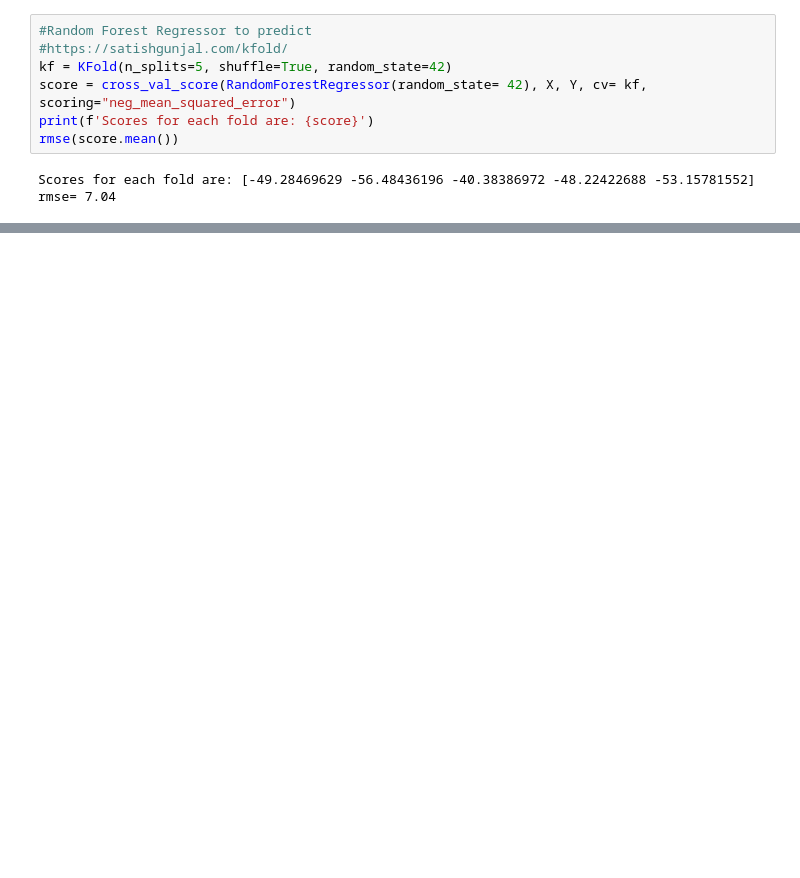
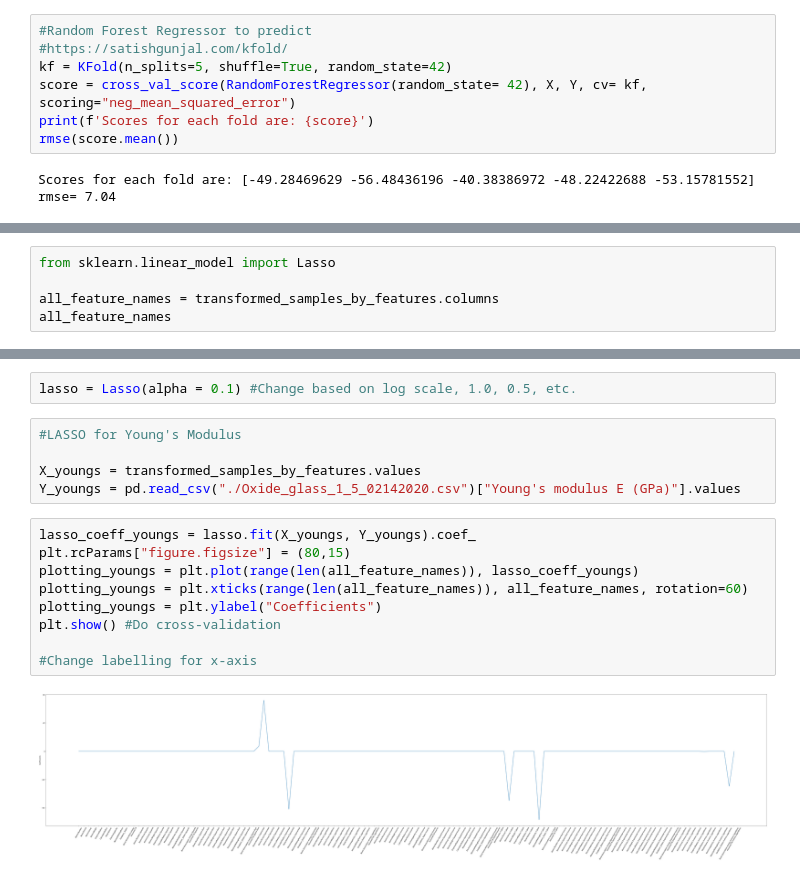
Before and after one commit to zachang890/ML_Research---Glass, a Jupyter notebook: feature_selection_atomic.ipynb, the cells around one changed output, grey strips where cells are left out. Drawn from its saved outputs; the diff is of its cells as text; blank space fills up the shorter version.

```diff
--- a/feature_selection_atomic.ipynb
+++ b/feature_selection_atomic.ipynb
@@ -588,0 +577,5 @@ pred_shear_modulus.head()
+# %%
+from sklearn.linear_model import Lasso
+
+all_feature_names = transformed_samples_by_features.columns
+all_feature_names
@@ -588,0 +597,18 @@ pred_shear_modulus.head()
+# %%
+lasso = Lasso(alpha = 0.1) #Change based on log scale, 1.0, 0.5, etc.
+# %%
+#LASSO for Young's Modulus
+
+X_youngs = transformed_samples_by_features.values
+Y_youngs = pd.read_csv("./Oxide_glass_1_5_02142020.csv")["Young's modulus E (GPa)"].values
+# %%
+lasso_coeff_youngs = lasso.fit(X_youngs, Y_youngs).coef_
+plt.rcParams["figure.figsize"] = (80,15)
+plotting_youngs = plt.plot(range(len(all_feature_names)), lasso_coeff_youngs)
+plotting_youngs = plt.xticks(range(len(all_feature_names)), all_feature_names, rotation=60)
+plotting_youngs = plt.ylabel("Coefficients")
+plt.show() #Do cross-validation
+
+#Change labelling for x-axis
+# %% [output]
+[figure, added]
```
Also changed, not shown: parts of 9 cells of this notebook, 6 other files.
